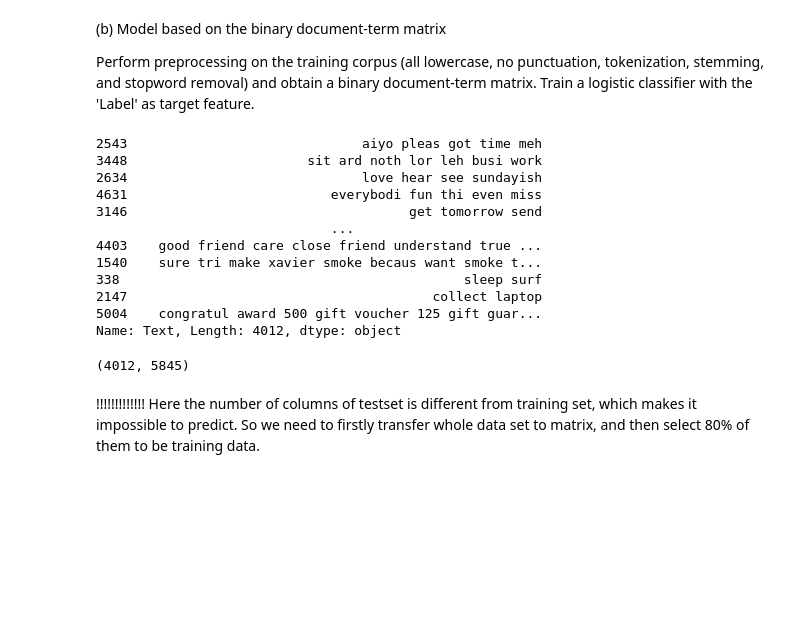
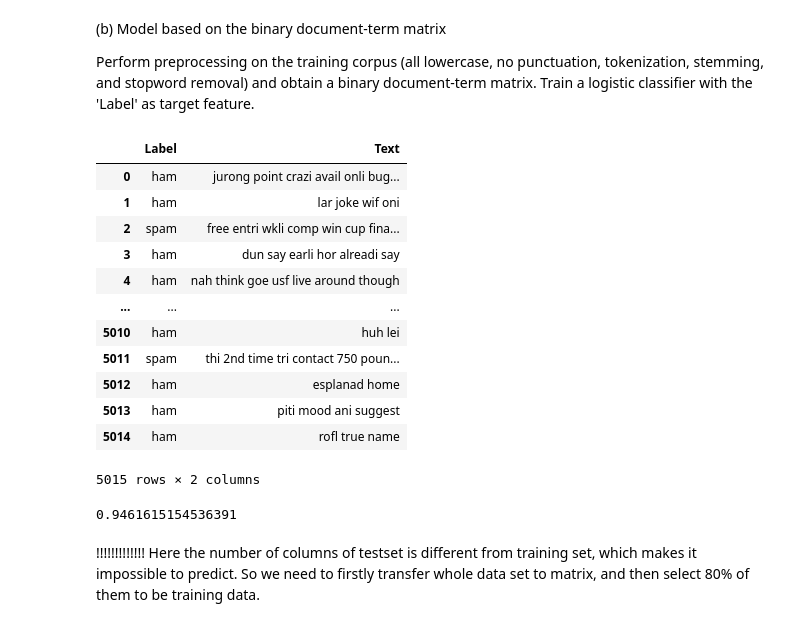
Before and after one commit to JohnGim/ids, a Jupyter notebook: a2/IDS_Assignment_2.ipynb, the cells around one changed output. Cells and saved outputs as stored; diff of their text form; code cells hidden in the pictures; blank space fills up the shorter version.

Commit message:
solved prediction for countvectorizer

```diff
--- a/a2/IDS_Assignment_2.ipynb
+++ b/a2/IDS_Assignment_2.ipynb
@@ -651,7 +651,9 @@ sampled_data.name = 'sampled_data'
 
 # Export sample_data to a csv of the same name in the same directory.
 sampled_data.to_csv("Datasets/sampled_data.csv", index=False)
-
+sampled_data.index = range(len(sampled_data))
 # create training and testing vars
 y = sampled_data.Label # define the target variable
-X_train, X_test, y_train, y_test = train_test_split(sampled_data, y, test_size=0.2)
+
+# split data and preserving distribution at the same time
+X_train, X_test, y_train, y_test = train_test_split(sampled_data,y, stratify = y, test_size=0.2)
@@ -686,34 +692,23 @@ def prep(text):
 X_train_p.Text = [prep(x) for x in X_train_p.Text]
 ## combine the words of the row into one single string
 X_train_p.Text = [' '.join(x) for x in X_train_p.Text]
-print(X_train_p.Text)
 
-bigram_converter = CountVectorizer(ngram_range=[1,1])
-#bigram_converter = CountVectorizer()
-trainFeatures = bigram_converter.fit_transform(X_train_p.Text)
-
-#train the model
-logClassifier = LogisticRegression()
-logModel = logClassifier.fit(trainFeatures, X_train_p.Label)
-# testFeatures = bigram_converter.fit_transform(X_test_p.Text).toarray()
-# print(testFeatures.shape)
-# print(y_test_p.shape)
-# y_pred = logModel.predict(testFeatures)
+sampled_data_p = sampled_data.copy()
+sampled_data_p.Text = [prep(x) for x in sampled_data_p.Text]
+sampled_data_p.Text = [' '.join(x) for x in sampled_data_p.Text]
-# %% [output]
-2543                              aiyo pleas got time meh
-3448                       sit ard noth lor leh busi work
-2634                              love hear see sundayish
-4631                          everybodi fun thi even miss
-3146                                    get tomorrow send
-                              ...
-4403    good friend care close friend understand true ...
-1540    sure tri make xavier smoke becaus want smoke t...
-338                                            sleep surf
-2147                                       collect laptop
-5004    congratul award 500 gift voucher 125 gift guar...
-Name: Text, Length: 4012, dtype: object
-# %%
-df = pd.DataFrame(trainFeatures.toarray(), columns=bigram_converter.get_feature_names())
-df.shape
-# %% [output]
-(4012, 5845)
+# %%
+sampled_data_p
+# %% [output]
+|  | Label | Text |
+| 0 | ham | jurong point crazi avail onli bug... |
+| 1 | ham | lar joke wif oni |
+| 2 | spam | free entri wkli comp win cup fina... |
+| 3 | ham | dun say earli hor alreadi say |
+| 4 | ham | nah think goe usf live around though |
+| ... | ... | ... |
+| 5010 | ham | huh lei |
+| 5011 | spam | thi 2nd time tri contact 750 poun... |
+| 5012 | ham | esplanad home |
+| 5013 | ham | piti mood ani suggest |
+| 5014 | ham | rofl true name |
+5015 rows × 2 columns
@@ -720,3 +732,10 @@ df.shape
+# %%
+#### predicting part, this cell can be used in d later
+testFeatures = bigram_converter.fit_transform(X_test_p.Text).toarray()
+y_pred = logModel.predict(testFeatures)
+logModel.score(testFeatures,y_test)
+# %% [output]
+0.9461615154536391
 # %% [markdown]
 !!!!!!!!!!!!!
 Here the number of columns of testset is different from training set, which makes it impossible to predict. So we need to firstly transfer whole data set to matrix, and then select 80% of them to be training data.
```
Also changed, not shown: parts of 2 cells of this notebook.
